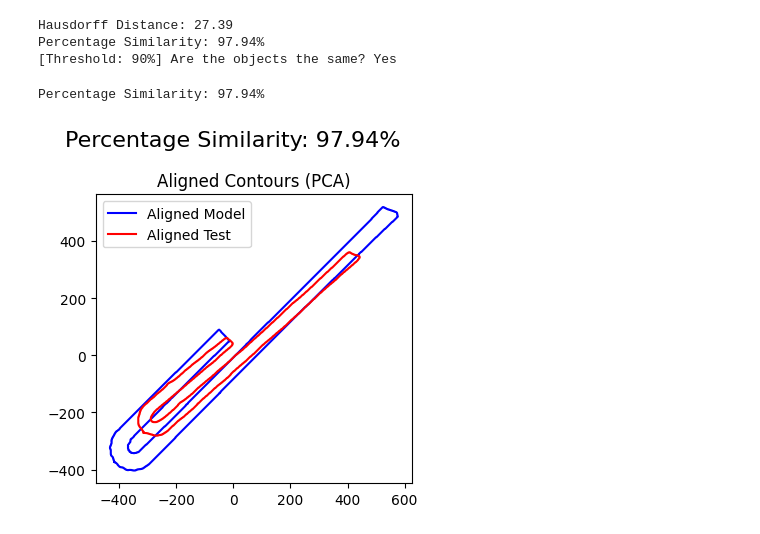
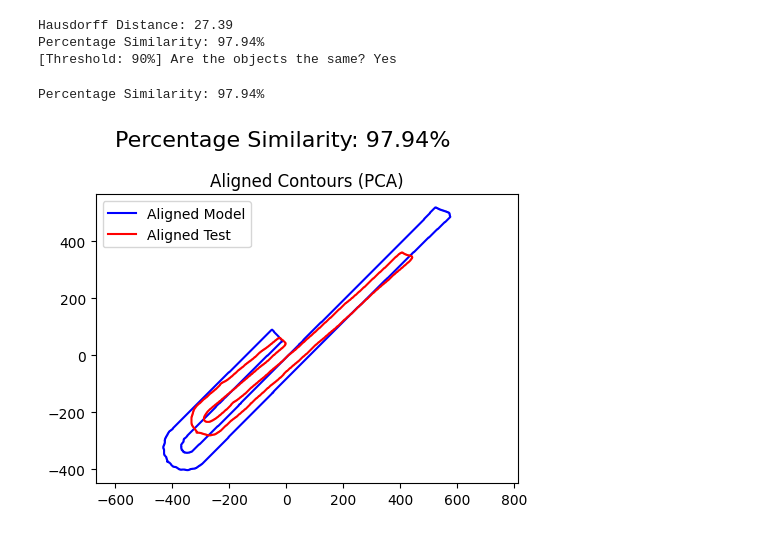
Before and after one commit to swift-dynamics/F-N-defect-detection, a Jupyter notebook: notebook/create_straw_model.ipynb, the cells around one changed output. Drawn from its saved outputs; the diff is of its cells as text; code cells hidden in the pictures.

```diff
--- a/notebook/create_straw_model.ipynb
+++ b/notebook/create_straw_model.ipynb
@@ -221,32 +223,32 @@ Percentage Similarity: 97.94%
 # %%
 # Display results
 print(f"Percentage Similarity: {percentage_similarity:.2f}%")
 
 # Plot the original and aligned contours
-plt.figure(figsize=(4, 4))
+plt.figure(figsize=(5, 4))
 
 # Original contours
 # plt.subplot(1, 2, 1)
 # plt.title("Original Contours")
 # plt.plot(model_contour[:, 0, 0], model_contour[:, 0, 1], label="Model", color="blue")
 # plt.plot(test_contour[:, 0, 0], test_contour[:, 0, 1], label="Test", color="red")
 # plt.legend()
 # plt.axis('equal')
 
 # Aligned contours
 # plt.subplot(1, 2, 2)
 plt.title("Aligned Contours (PCA)")
 plt.plot(aligned_model_contour[:, 0], aligned_model_contour[:, 1], label="Aligned Model", color="blue")
 plt.plot(aligned_test_contour[:, 0], aligned_test_contour[:, 1], label="Aligned Test", color="red")
 plt.legend()
 plt.axis('equal')
 
 plt.suptitle(f"Percentage Similarity: {percentage_similarity:.2f}%", fontsize=16)
 plt.tight_layout()
 plt.show()
 # %% [output]
 Percentage Similarity: 97.94%
-[figure, old version]
+[figure, new version]
 # %%
 plt.figure(figsize=(12, 6))
 plt.subplot(131)
```
Also changed, not shown: parts of 3 cells of this notebook, 11 other files.
